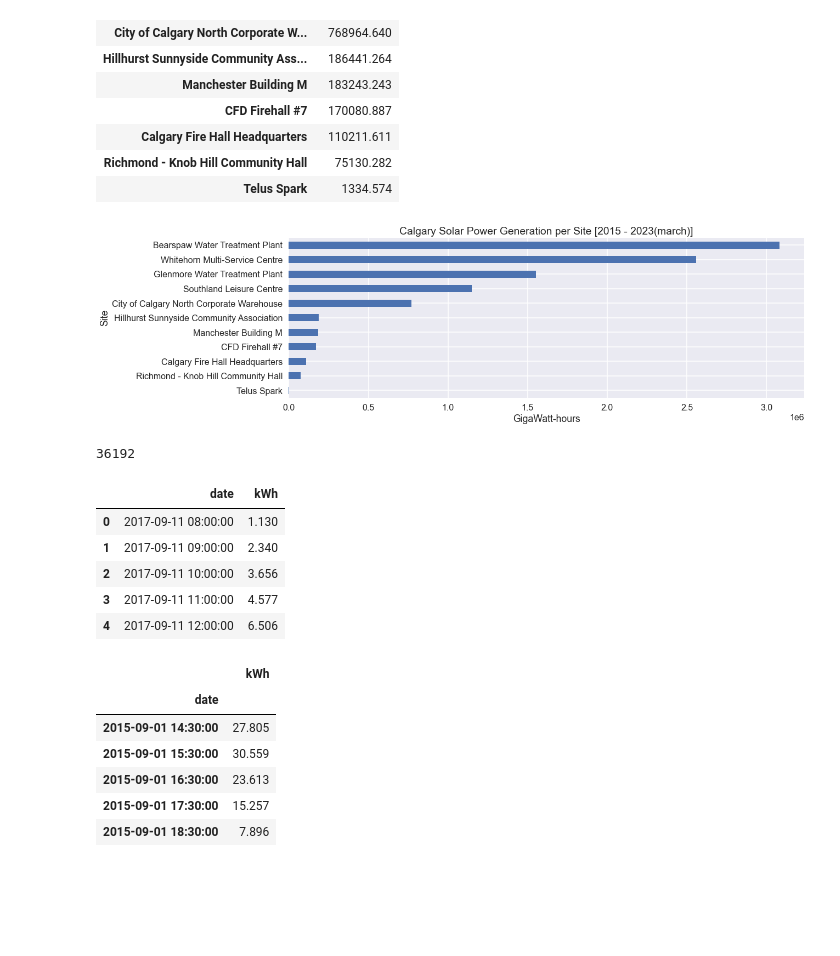
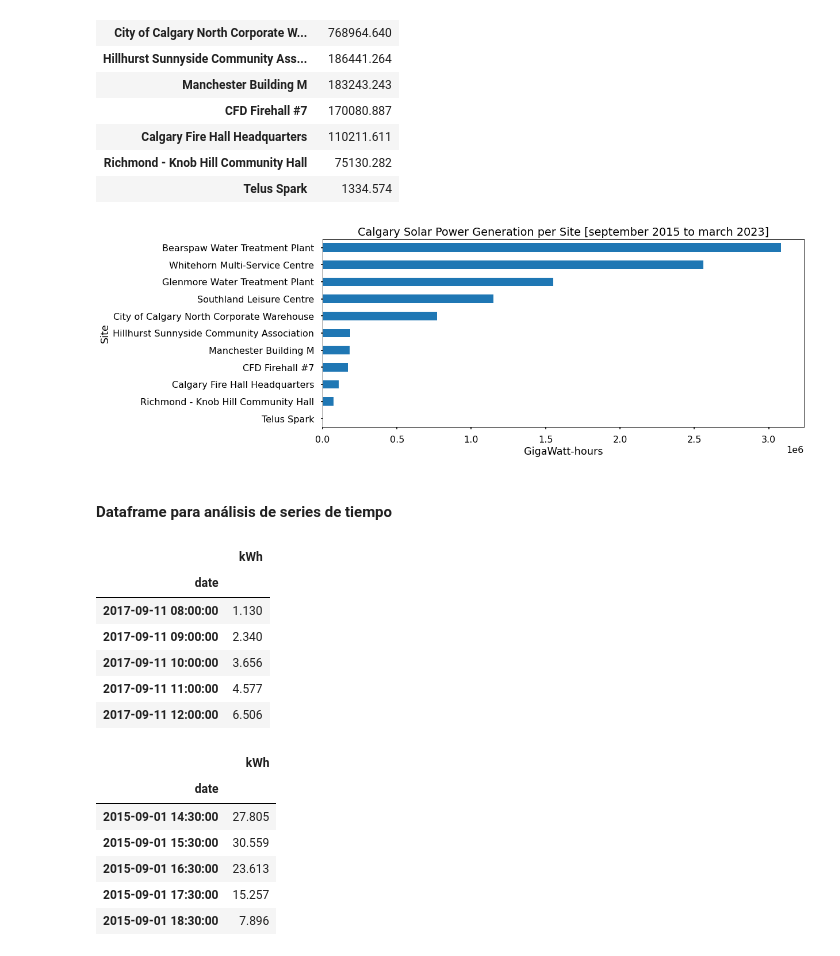
Before and after one commit to ivnlee/project-timeseries, a Jupyter notebook: notebooks/solar_power_analysis.ipynb, the cells around one changed output. Drawn from its saved outputs; the diff is of its cells as text; code cells hidden in the pictures; blank space fills up the shorter version.

```diff
--- a/notebooks/solar_power_analysis.ipynb
+++ b/notebooks/solar_power_analysis.ipynb
@@ -63,32 +93,32 @@ site_totals
 | Telus Spark | 1334.574 |
 # %%
 site_totals = site_totals.sort_values(by='kWh', ascending=True)
-plt.style.use('seaborn-poster')
 
-site_totals.plot(figsize=(15, 5), kind='barh', legend=False)
-plt.title('Calgary Solar Power Generation per Site [2015 - 2023(march)]')
+site_totals.plot(figsize=(15, 6), kind='barh', legend=False)
+plt.title('Calgary Solar Power Generation per Site [september 2015 to march 2023]')
 plt.xlabel('GigaWatt-hours')
 plt.ylabel('Site')
 
 plt.show()
 # %% [output]
-[figure, old version]
+[figure, new version]
-# %%
-df['date'].nunique()
-# %% [output]
-36192
+# %% [markdown]
+#### Dataframe para análisis de series de tiempo
 # %%
 df['date'] = pd.to_datetime(df['date'])
 
 df_pw = df.drop(columns= ['name', 'id', 'address', 'public_url', 'installationDate', 'uid'])
-df_pw.head() #= df_pw.set_index('date')
+df_pw = df_pw.set_index('date')
+
+df_pw.head()
 # %% [output]
-|  | date | kWh |
-| 0 | 2017-09-11 08:00:00 | 1.130 |
-| 1 | 2017-09-11 09:00:00 | 2.340 |
-| 2 | 2017-09-11 10:00:00 | 3.656 |
-| 3 | 2017-09-11 11:00:00 | 4.577 |
-| 4 | 2017-09-11 12:00:00 | 6.506 |
+|  | kWh |
+| date |  |
+| 2017-09-11 08:00:00 | 1.130 |
+| 2017-09-11 09:00:00 | 2.340 |
+| 2017-09-11 10:00:00 | 3.656 |
+| 2017-09-11 11:00:00 | 4.577 |
+| 2017-09-11 12:00:00 | 6.506 |
 # %%
 count_date = df_pw.groupby('date')['kWh'].sum()
 
```
Also changed, not shown: parts of 22 cells of this notebook, 1 other file.
